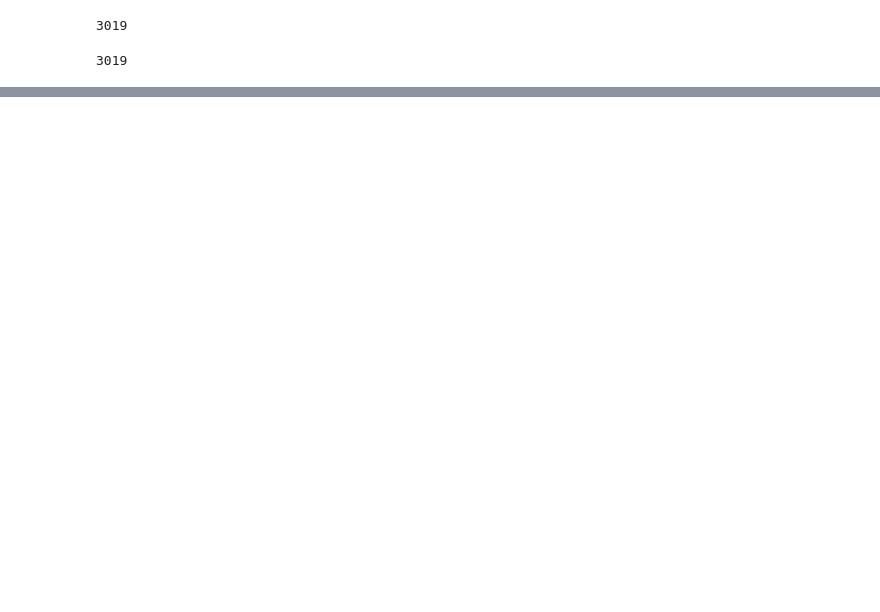
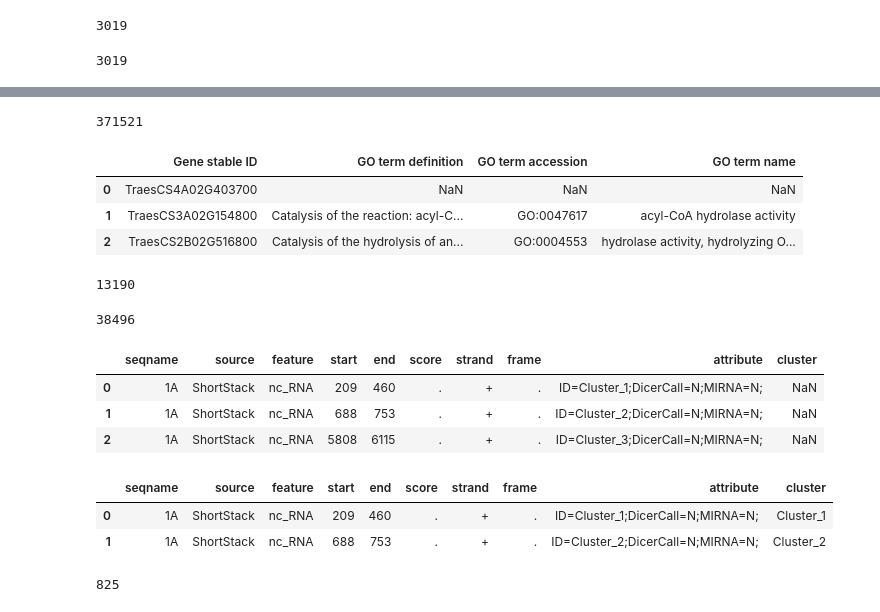
Before and after one commit to juancresc/RdDM_MRCV, a Jupyter notebook: Untitled.ipynb, the cells around one changed output, grey strips where cells are left out. Saved outputs shown, nothing was run; the diff lists cells and outputs as text; code cells hidden in the pictures; blank space fills up the shorter version.

```diff
--- a/Untitled.ipynb
+++ b/Untitled.ipynb
@@ -102,0 +97,13 @@ df_genes.head(1)
+# %%
+#load GO terms
+df_terms = pd.read_csv(path_terms,sep="\t", comment='#')
+print(len(df_terms.index))
+# %% [output]
+371521
+# %%
+df_terms.head(3)
+# %% [output]
+|  | Gene stable ID | GO term definition | GO term accession | GO term name |
+| 0 | TraesCS4A02G403700 | NaN | NaN | NaN |
+| 1 | TraesCS3A02G154800 | Catalysis of the reaction: acyl-C... | GO:0047617 | acyl-CoA hydrolase activity |
+| 2 | TraesCS2B02G516800 | Catalysis of the hydrolysis of an... | GO:0004553 | hydrolase activity, hydrolyzing O... |
@@ -102,0 +112,4 @@ df_genes.head(1)
+# %%
+print(len(df_genes_annotated.index))
+# %% [output]
+13190
@@ -102,0 +118,23 @@ df_genes.head(1)
+# %%
+#load all sRNA clusters
+df_srna = pd.read_csv(path_srna,sep="\t", header=None, comment='#')
+df_srna.columns = ['seqname' , 'source' , 'feature' , 'start' , 'end' , 'score' , 'strand' , 'frame' , 'attribute']
+print(len(df_srna.index))
+# %% [output]
+38496
+# %%
+df_srna.head(3)
+# %% [output]
+|  | seqname | source | feature | start | end | score | strand | frame | attribute | cluster |
+| 0 | 1A | ShortStack | nc_RNA | 209 | 460 | . | + | . | ID=Cluster_1;DicerCall=N;MIRNA=N; | NaN |
+| 1 | 1A | ShortStack | nc_RNA | 688 | 753 | . | + | . | ID=Cluster_2;DicerCall=N;MIRNA=N; | NaN |
+| 2 | 1A | ShortStack | nc_RNA | 5808 | 6115 | . | + | . | ID=Cluster_3;DicerCall=N;MIRNA=N; | NaN |
+# %%
+#get cluster name in annotation
+df_srna['cluster'] = df_srna.attribute.str.split('ID=').str[1]
+df_srna['cluster'] = df_srna.cluster.str.split(';').str[0]
+df_srna.head(2)
+# %% [output]
+|  | seqname | source | feature | start | end | score | strand | frame | attribute | cluster |
+| 0 | 1A | ShortStack | nc_RNA | 209 | 460 | . | + | . | ID=Cluster_1;DicerCall=N;MIRNA=N; | Cluster_1 |
+| 1 | 1A | ShortStack | nc_RNA | 688 | 753 | . | + | . | ID=Cluster_2;DicerCall=N;MIRNA=N; | Cluster_2 |
@@ -102,0 +143,5 @@ df_genes.head(1)
+# %%
+df_srna = df_srna[df_srna.cluster.isin(dats_srna_list)]
+print(len(df_srna.index))
+# %% [output]
+825
```
Also changed, not shown: parts of 15 cells of this notebook, 1 other file.
